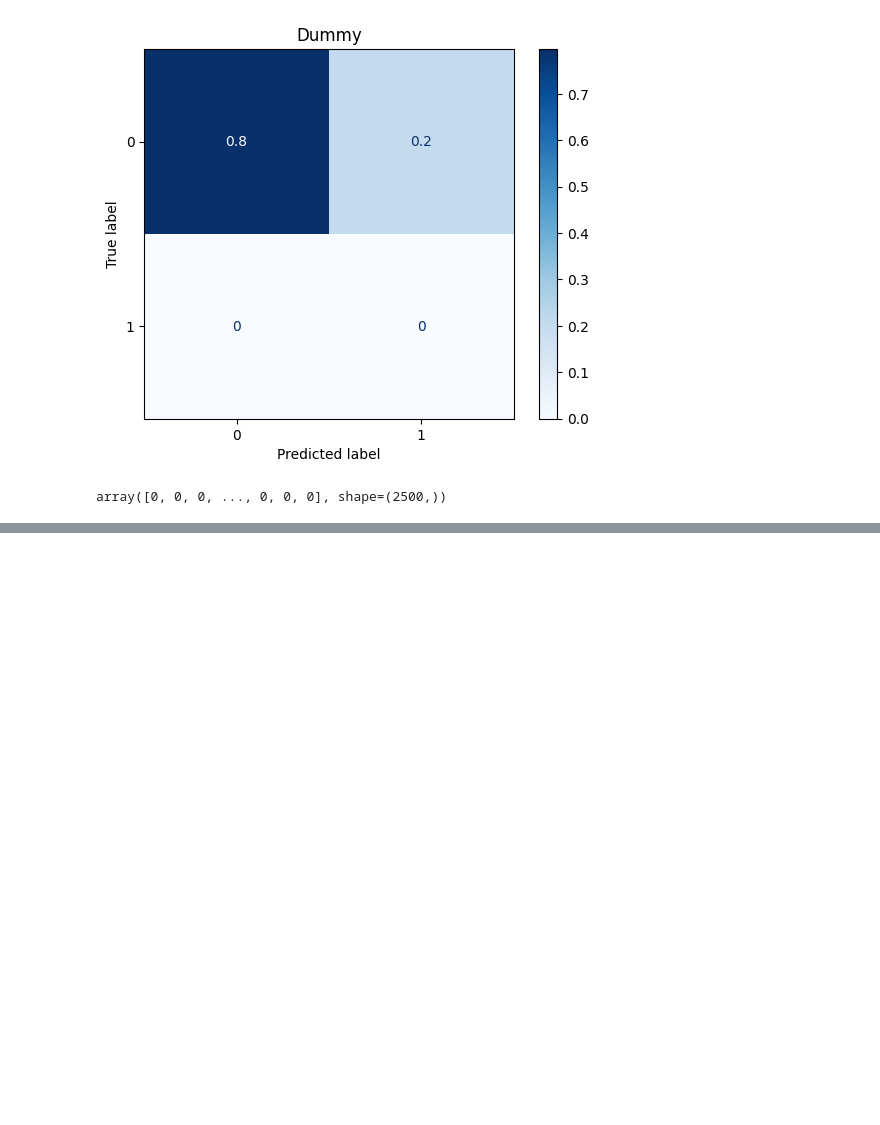
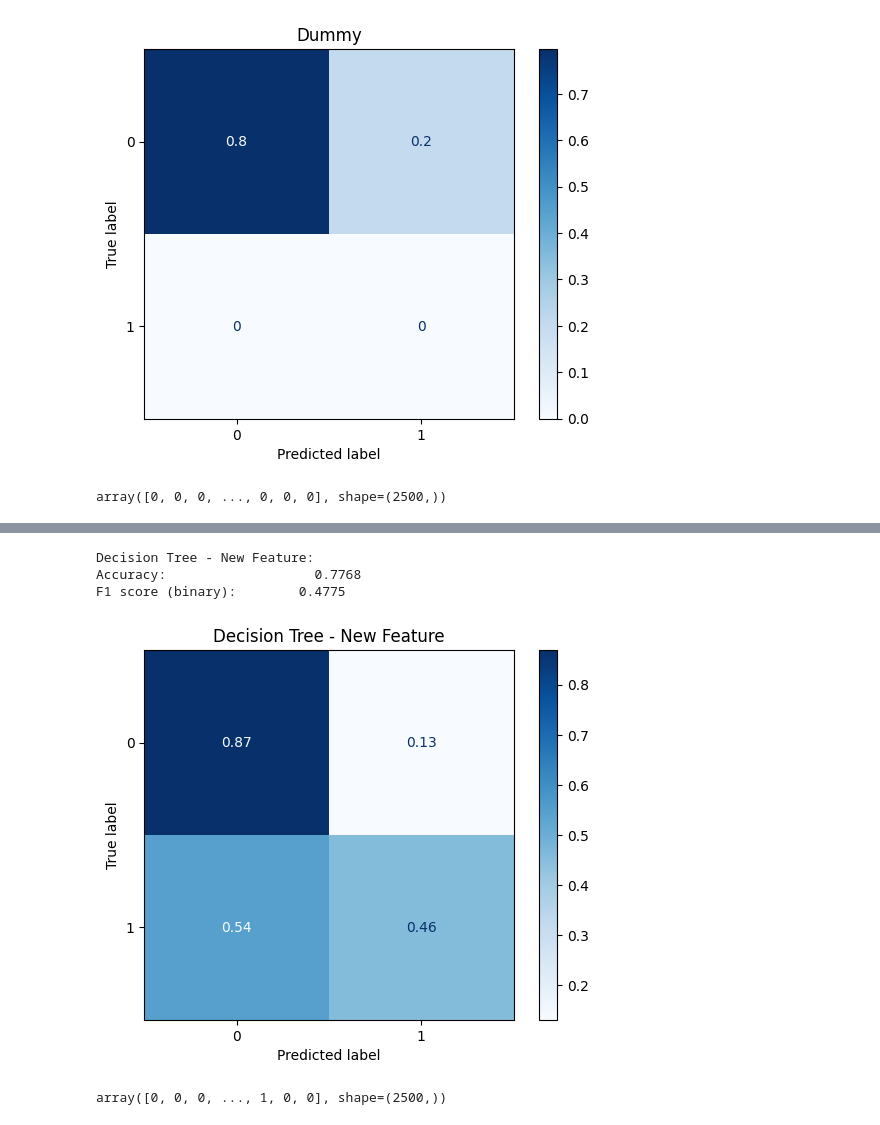
Before and after one commit to M61ss/big-data, a Jupyter notebook: exam-simulations/10-09-2024/10-09-2024.ipynb, the cells around one changed output, grey strips where cells are left out. Saved outputs shown, nothing was run; the diff lists cells and outputs as text; code cells hidden in the pictures; blank space fills up the shorter version.

```diff
--- a/exam-simulations/10-09-2024/10-09-2024.ipynb
+++ b/exam-simulations/10-09-2024/10-09-2024.ipynb
@@ -587,0 +573,3 @@ Female:  305
+# %%
+df['NewFeature'] = (df['EstimatedSalary'] * df['Tenure'] + df['Balance']) / 2
+df.head()
@@ -587,0 +583,13 @@ Female:  305
+# %%
+X, y = df.drop(columns='Exited'), df['Exited']
+x_train, x_test, y_train, y_test = train_test_split(X, y, test_size=0.25, stratify=y)
+# %%
+dt = DecisionTreeClassifier()
+dt.fit(x_train, y_train)
+evaluate_classifier(dt, x_test, y_test, 'decision tree - new feature')
+# %% [output]
+Decision Tree - New Feature:
+Accuracy:                   0.7768
+F1 score (binary):        0.4775
+[figure, added]
+array([0, 0, 0, ..., 1, 0, 0], shape=(2500,))
```
Also changed, not shown: parts of 18 cells of this notebook.
